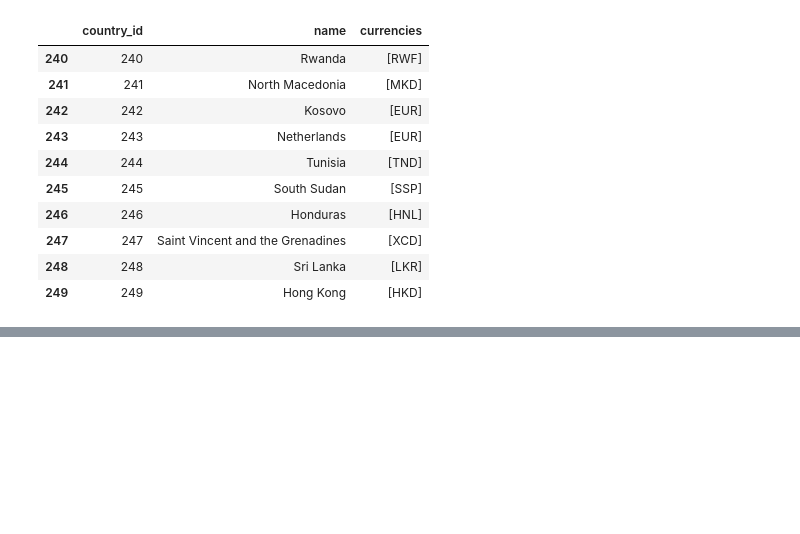
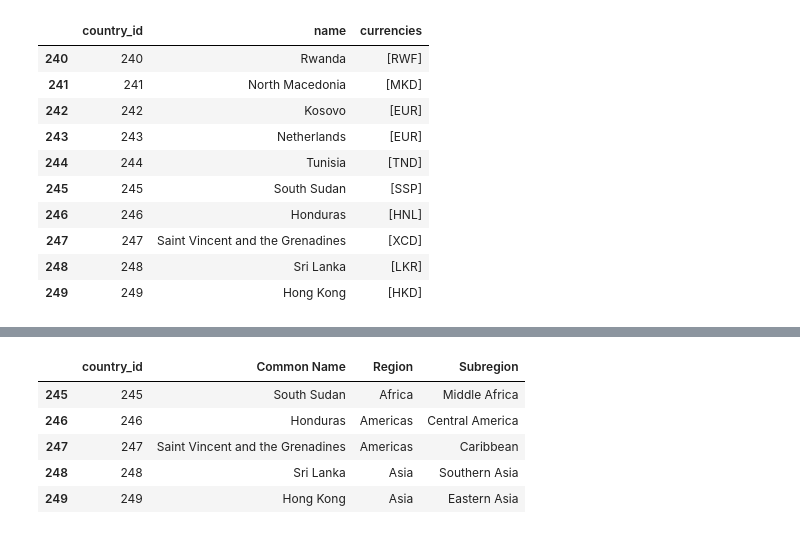
Before and after one commit to vidalgui/aula_git, a Jupyter notebook: Projeto Final/extract_restcountries.ipynb, the cells around one changed output, grey strips where cells are left out. Saved outputs shown, nothing was run; the diff lists cells and outputs as text; code cells hidden in the pictures; blank space fills up the shorter version.

```diff
--- a/Projeto Final/extract_restcountries.ipynb
+++ b/Projeto Final/extract_restcountries.ipynb
@@ -168,0 +203,9 @@ df3.tail(10)
+# %%
+df.tail()
+# %% [output]
+|  | country_id | Common Name | Region | Subregion |
+| 245 | 245 | South Sudan | Africa | Middle Africa |
+| 246 | 246 | Honduras | Americas | Central America |
+| 247 | 247 | Saint Vincent and the Grenadines | Americas | Caribbean |
+| 248 | 248 | Sri Lanka | Asia | Southern Asia |
+| 249 | 249 | Hong Kong | Asia | Eastern Asia |
```
Also changed, not shown: parts of 19 cells of this notebook.
